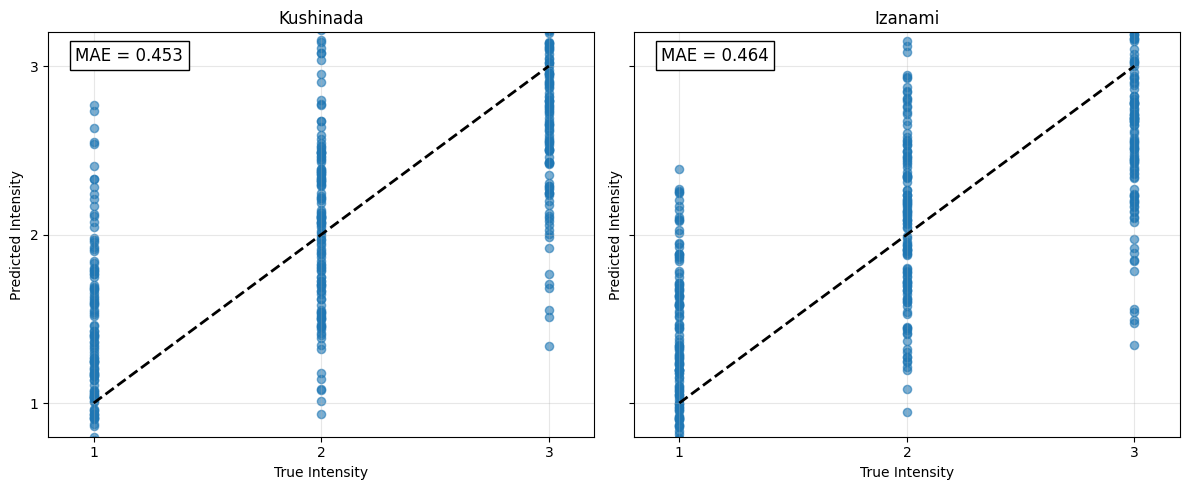
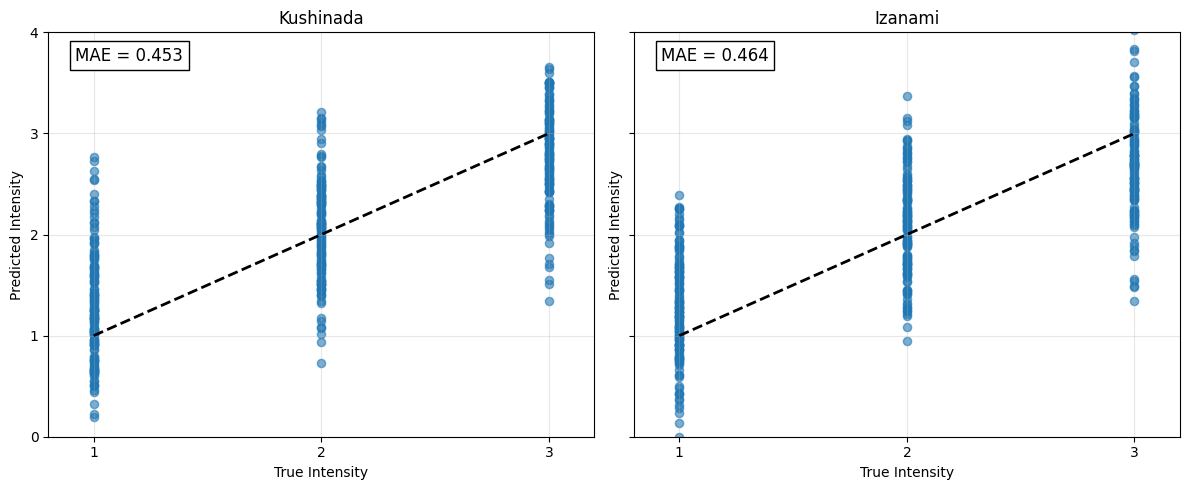
Code edit (unified diff) that turned the first committed figure into the second:
--- before
+++ after
@@ -35,14 +35,14 @@
     )
 
+    # 横軸（正解値）
+    ax.set_xlim(0.8, 3.2)
+    ax.set_xticks([1, 2, 3])
+
+    # 縦軸（予測値）
+    ax.set_ylim(0, 4)
+    ax.set_yticks([0, 1, 2, 3, 4])
+
     # 理想線 y=x
     ax.plot([1, 3], [1, 3], "k--", linewidth=2)
-
-    # 軸範囲
-    ax.set_xlim(0.8, 3.2)
-    ax.set_ylim(0.8, 3.2)
-
-    # 目盛り
-    ax.set_xticks([1, 2, 3])
-    ax.set_yticks([1, 2, 3])
 
     # ラベル

Commit: add trend_L